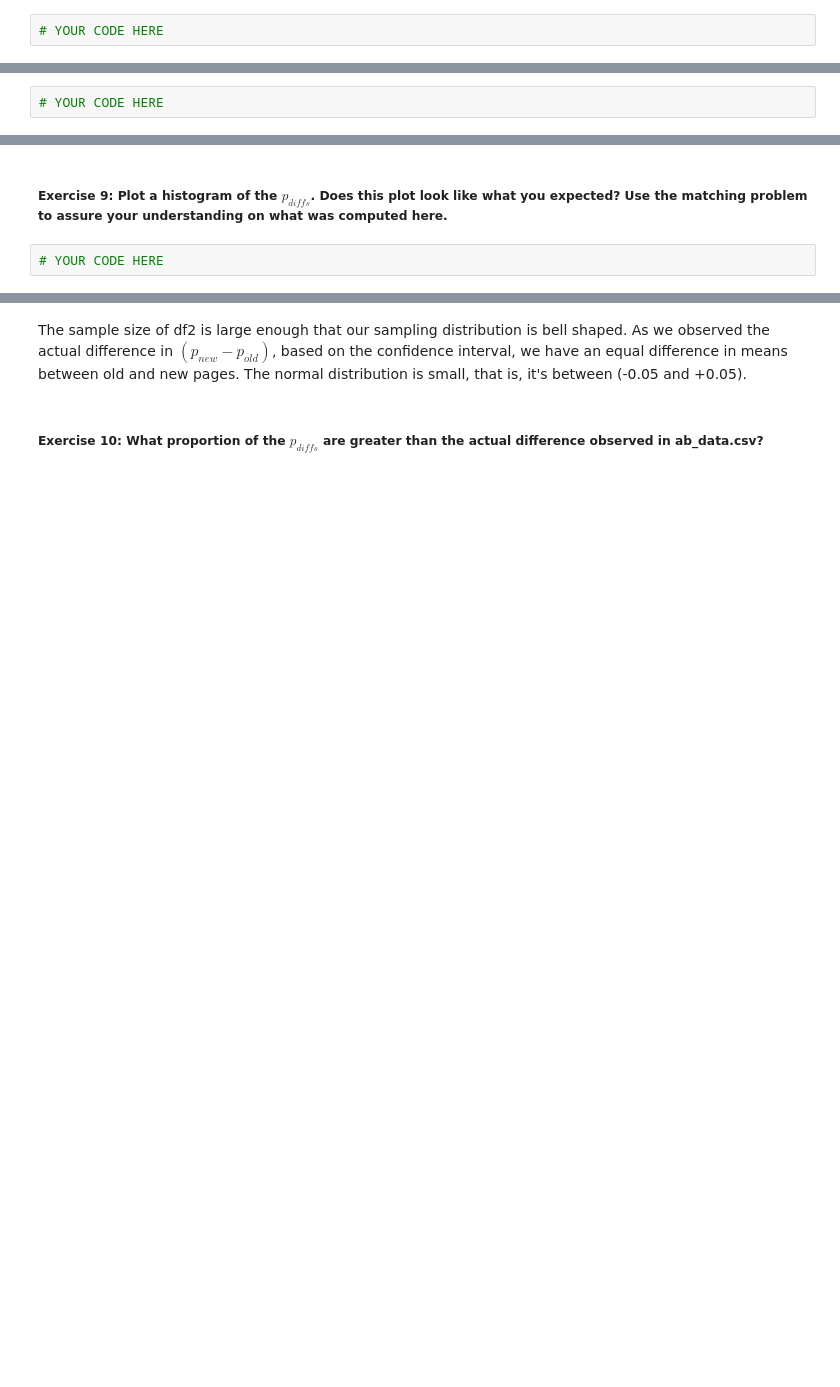
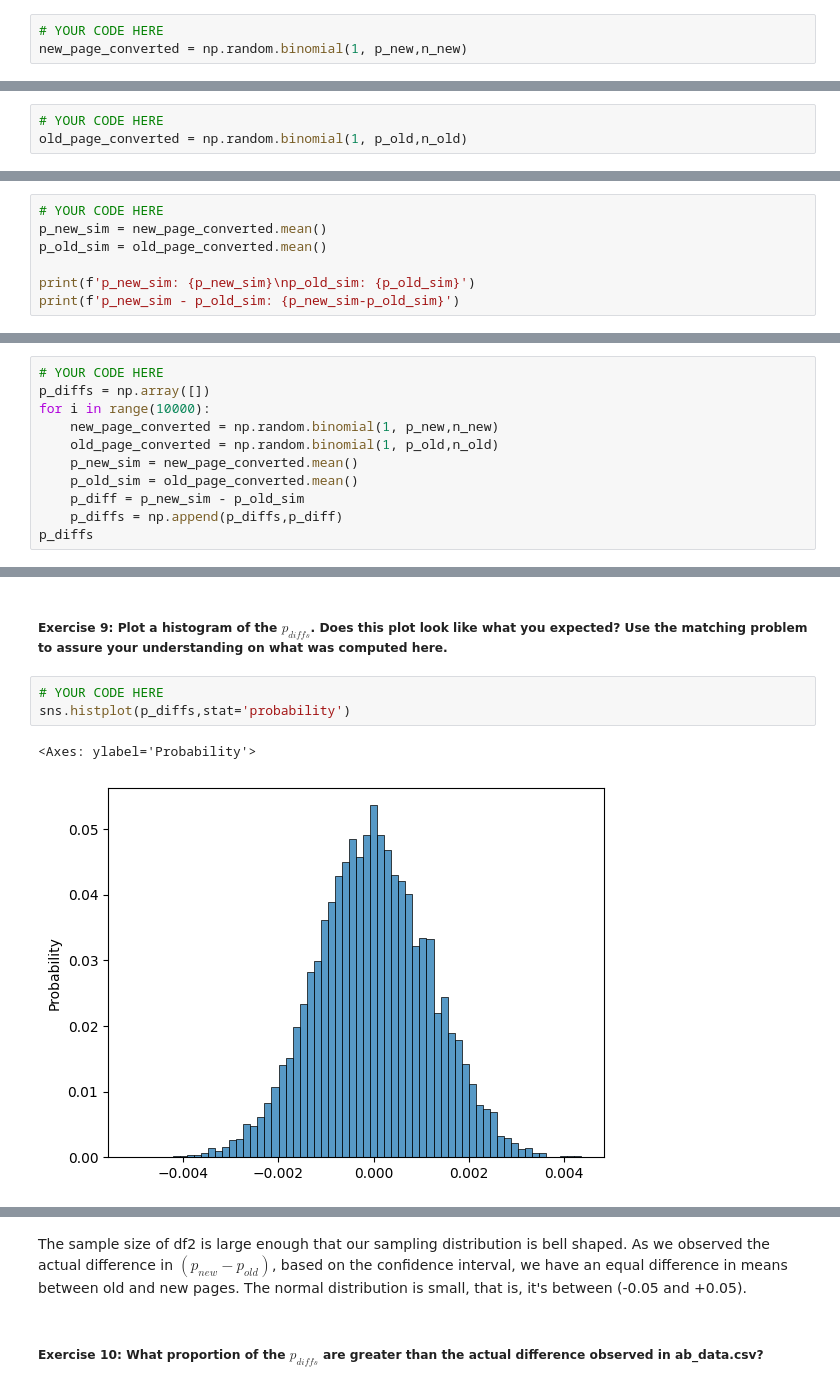
Before and after one commit to ayanagrawal1412/CDS_IISC, a Jupyter notebook: M1_MP1_NB_Hypothesis_Testing.ipynb, the cells around one changed output, grey strips where cells are left out. Saved outputs shown, nothing was run; the diff lists cells and outputs as text; blank space fills up the shorter version.

```diff
--- a/M1_MP1_NB_Hypothesis_Testing.ipynb
+++ b/M1_MP1_NB_Hypothesis_Testing.ipynb
@@ -280,9 +457,11 @@ this one was tricky. But here we are looking at a null where there is no differe
 **Hint:** Use **np.random.binomial()**
 # %%
 # YOUR CODE HERE
+new_page_converted = np.random.binomial(1, p_new,n_new)
 # %% [markdown]
 ##### Exercise 6: Simulate $n_{old}$ transactions with a convert rate of $p_{old}$ under the null. Store these $n_{old}$ 1's and 0's in **old_page_converted**.
 # %%
 # YOUR CODE HERE
+old_page_converted = np.random.binomial(1, p_old,n_old)
 # %% [markdown]
 ##### Exercise 7: Find $(p_{new} - p_{old})$ for your simulated values from Exercise 5 and Exercise 6.
@@ -290,0 +468,7 @@ this one was tricky. But here we are looking at a null where there is no differe
+# %%
+# YOUR CODE HERE
+p_new_sim = new_page_converted.mean()
+p_old_sim = old_page_converted.mean()
+
+print(f'p_new_sim: {p_new_sim}\np_old_sim: {p_old_sim}')
+print(f'p_new_sim - p_old_sim: {p_new_sim-p_old_sim}')
@@ -294,0 +481,11 @@ this one was tricky. But here we are looking at a null where there is no differe
+# %%
+# YOUR CODE HERE
+p_diffs = np.array([])
+for i in range(10000):
+    new_page_converted = np.random.binomial(1, p_new,n_new)
+    old_page_converted = np.random.binomial(1, p_old,n_old)
+    p_new_sim = new_page_converted.mean()
+    p_old_sim = old_page_converted.mean()
+    p_diff = p_new_sim - p_old_sim
+    p_diffs = np.append(p_diffs,p_diff)
+p_diffs
@@ -306,6 +509,10 @@ new_converted_simulation - old_converted_simulation
 ##### Exercise 9: Plot a histogram of the $p_{diffs}$. Does this plot look like what you expected? Use the matching problem to assure your understanding on what was computed here.
 # %%
 # YOUR CODE HERE
+sns.histplot(p_diffs,stat='probability')
+# %% [output]
+<Axes: ylabel='Probability'>
+[figure, added]
 # %%
 # save p_diffs for later use
 # YOUR CODE HERE
```
Also changed, not shown: parts of 55 cells of this notebook.
